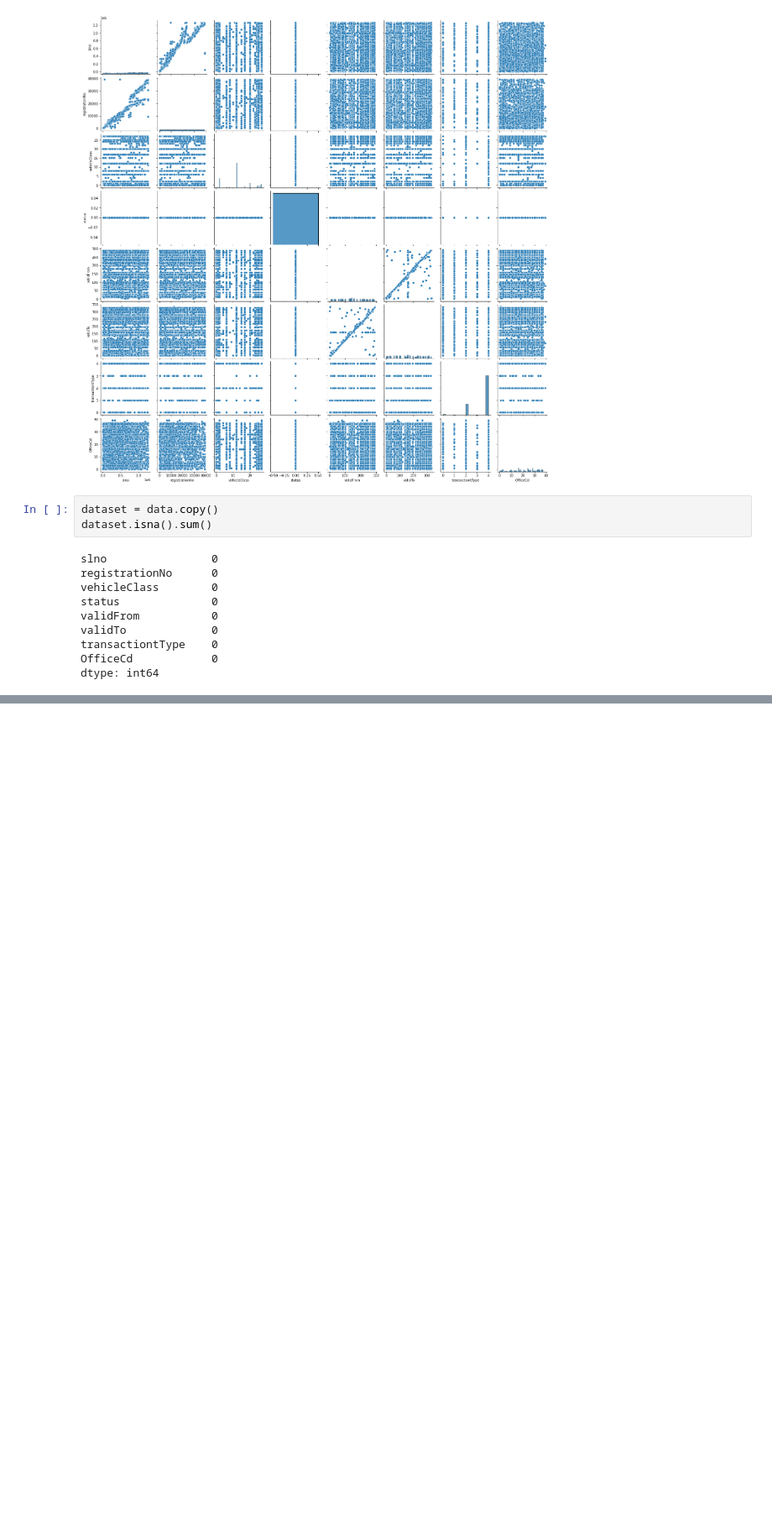
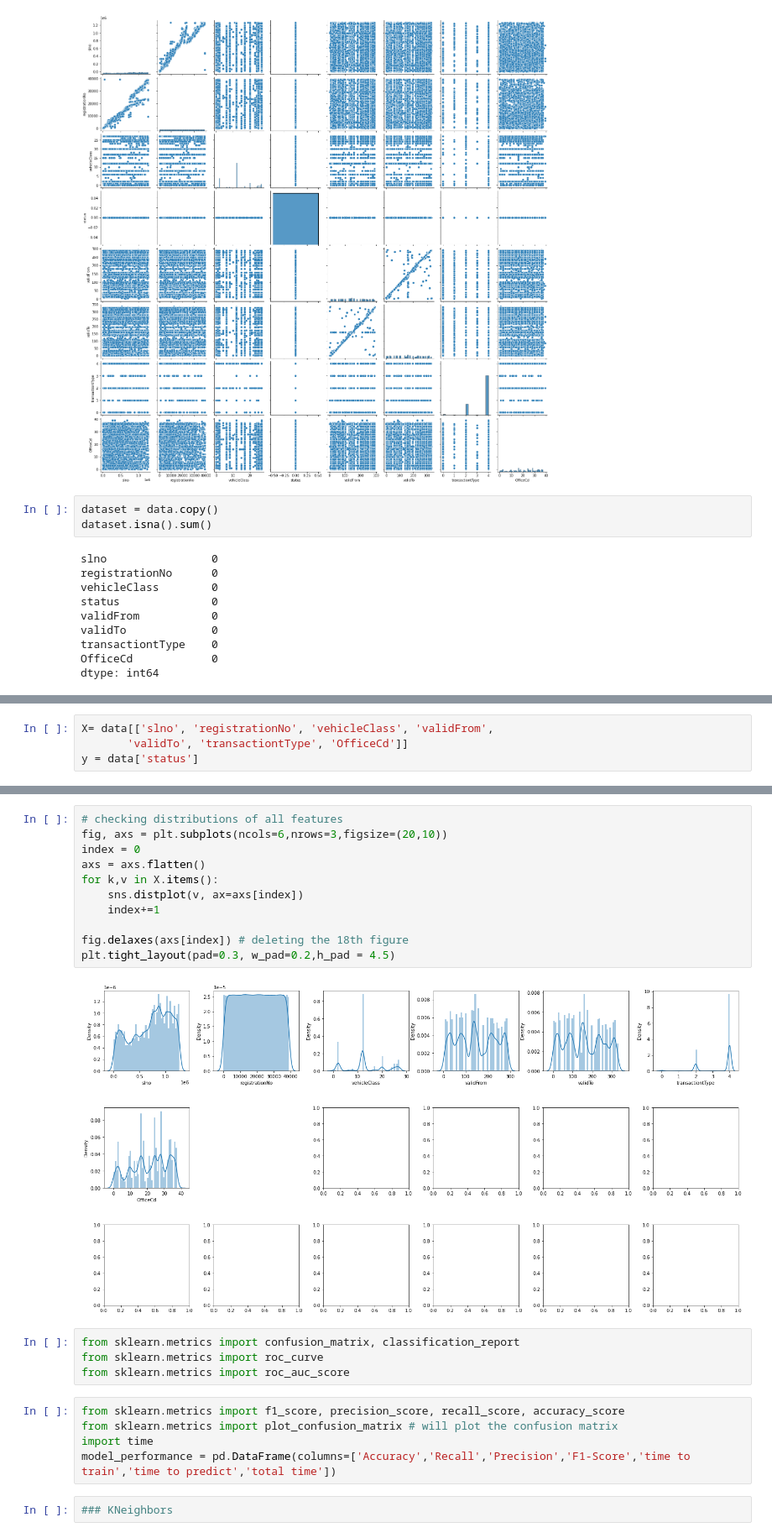
Before and after one commit to digitalhemanth/Data-Science, a Jupyter notebook: Scikit Learn/Sample_ds_with_spark.ipynb, the cells around one changed output, grey strips where cells are left out. Shown at 84% size. Drawn from its saved outputs; the diff is of its cells as text; blank space fills up the shorter version.

```diff
--- a/Scikit Learn/Sample_ds_with_spark.ipynb
+++ b/Scikit Learn/Sample_ds_with_spark.ipynb
@@ -358,0 +245,4 @@ MemoryError: Unable to allocate 11.4 GiB for an array with shape (76657, 39844)
+# %%
+X= data[['slno', 'registrationNo', 'vehicleClass', 'validFrom',
+       'validTo', 'transactiontType', 'OfficeCd']]
+y = data['status']
@@ -358,0 +335,24 @@ MemoryError: Unable to allocate 11.4 GiB for an array with shape (76657, 39844)
+# %%
+# checking distributions of all features
+fig, axs = plt.subplots(ncols=6,nrows=3,figsize=(20,10))
+index = 0
+axs = axs.flatten()
+for k,v in X.items():
+    sns.distplot(v, ax=axs[index])
+    index+=1
+
+fig.delaxes(axs[index]) # deleting the 18th figure
+plt.tight_layout(pad=0.3, w_pad=0.2,h_pad = 4.5)
+# %% [output]
+[figure, added]
+# %%
+from sklearn.metrics import confusion_matrix, classification_report
+from sklearn.metrics import roc_curve
+from sklearn.metrics import roc_auc_score
+# %%
+from sklearn.metrics import f1_score, precision_score, recall_score, accuracy_score
+from sklearn.metrics import plot_confusion_matrix # will plot the confusion matrix
+import time
+model_performance = pd.DataFrame(columns=['Accuracy','Recall','Precision','F1-Score','time to train','time to predict','total time'])
+# %%
+### KNeighbors
```
Also changed, not shown: parts of 36 cells of this notebook.
